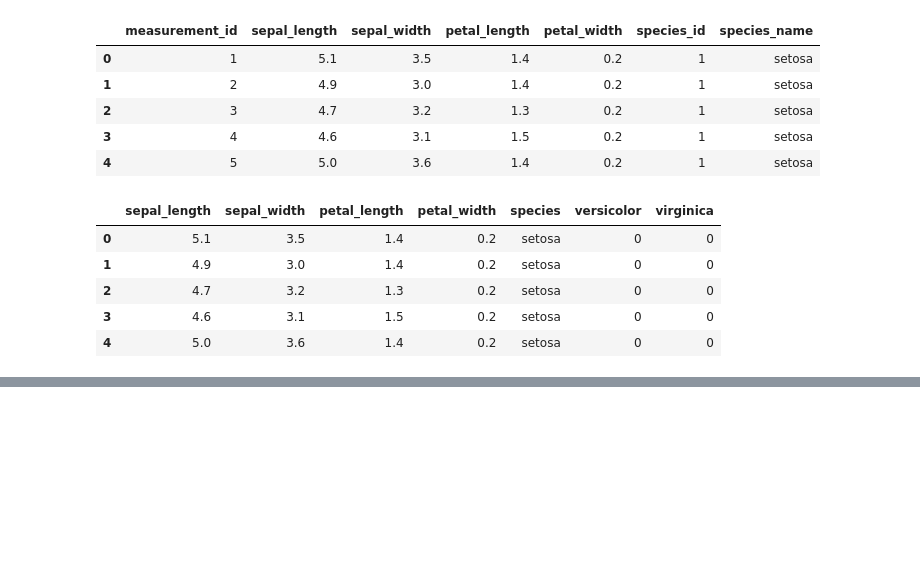
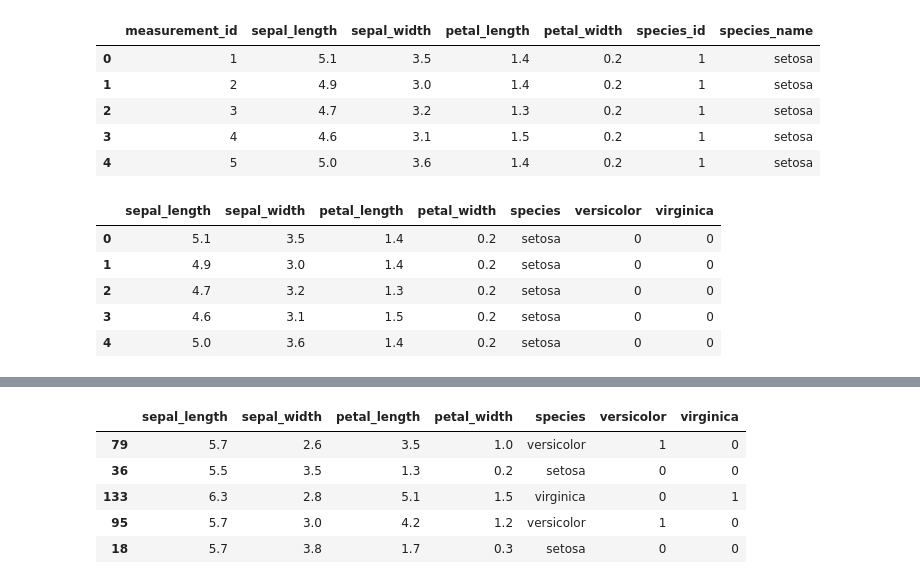
Before and after one commit to johnathon-smith/classification-exercises, a Jupyter notebook: classification_exercises.ipynb, the cells around one changed output, grey strips where cells are left out. Saved outputs shown, nothing was run; the diff lists cells and outputs as text; code cells hidden in the pictures; blank space fills up the shorter version.

```diff
--- a/classification_exercises.ipynb
+++ b/classification_exercises.ipynb
@@ -294,0 +378,9 @@ iris.head()
+# %%
+train.head()
+# %% [output]
+|  | sepal_length | sepal_width | petal_length | petal_width | species | versicolor | virginica |
+| 79 | 5.7 | 2.6 | 3.5 | 1.0 | versicolor | 1 | 0 |
+| 36 | 5.5 | 3.5 | 1.3 | 0.2 | setosa | 0 | 0 |
+| 133 | 6.3 | 2.8 | 5.1 | 1.5 | virginica | 0 | 1 |
+| 95 | 5.7 | 3.0 | 4.2 | 1.2 | versicolor | 1 | 0 |
+| 18 | 5.7 | 3.8 | 1.7 | 0.3 | setosa | 0 | 0 |
```
Also changed, not shown: parts of 12 cells of this notebook, 1 other file.
